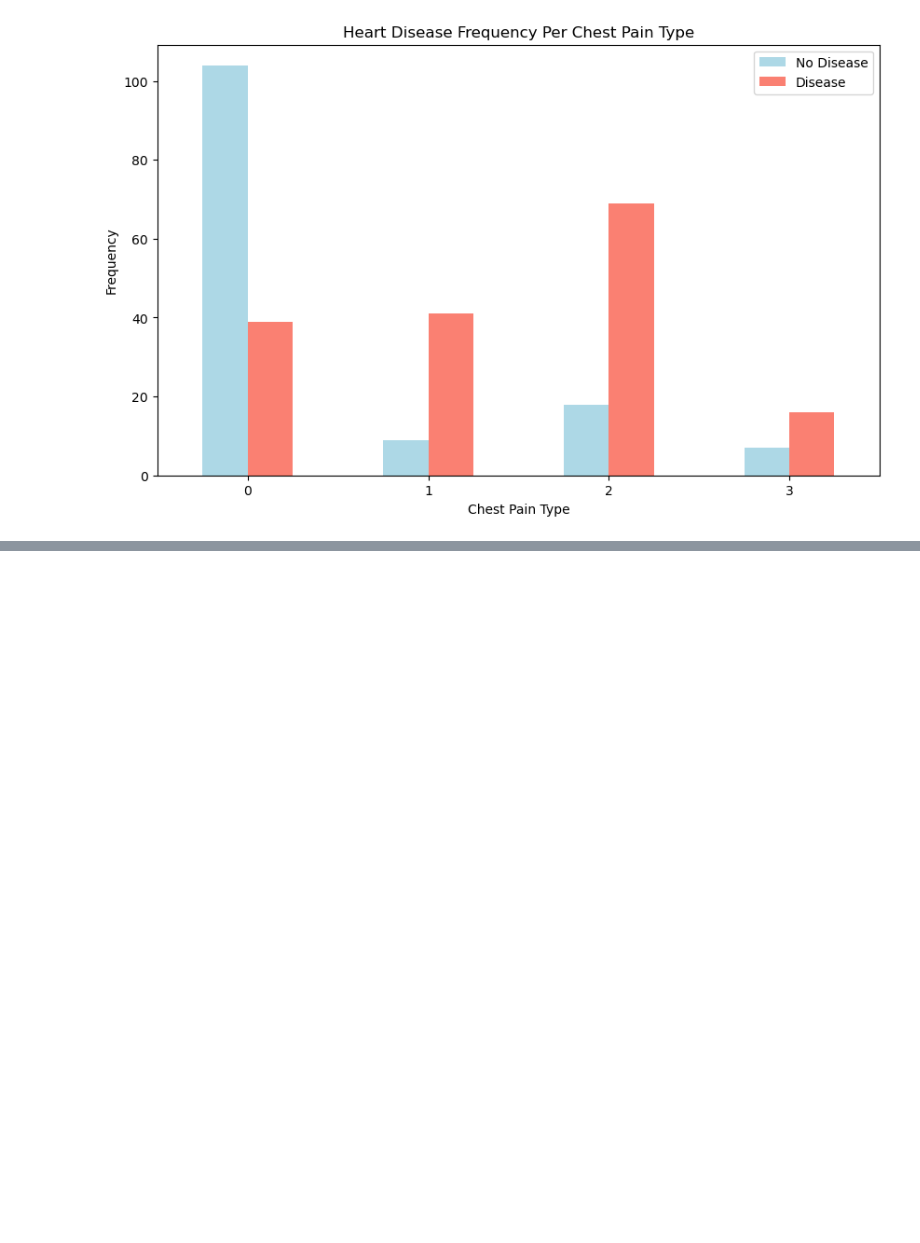
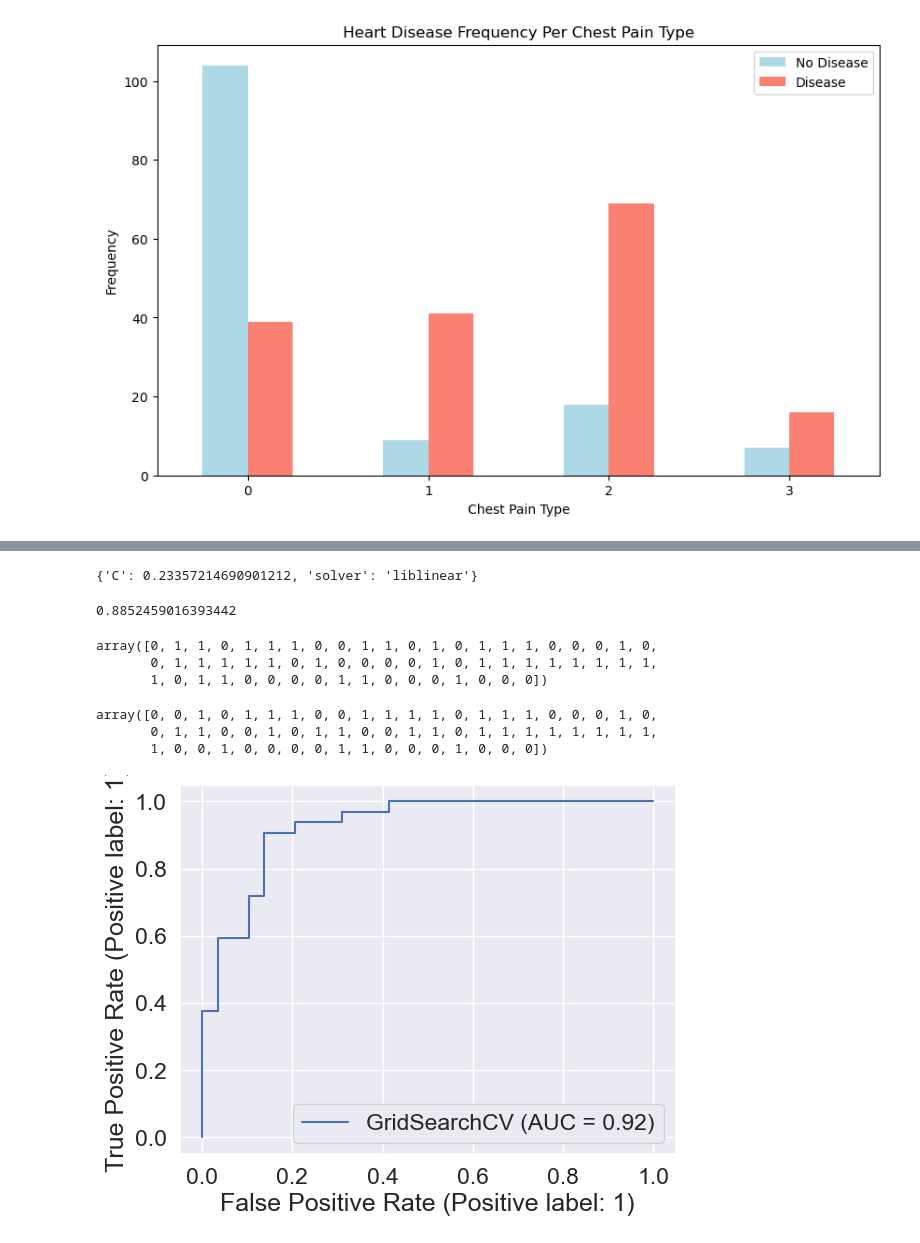
Before and after one commit to Lambton-AI-Group/heart_disease_prediction, a Jupyter notebook: heart-disease-classification.ipynb, the cells around one changed output, grey strips where cells are left out. Cells and saved outputs as stored; diff of their text form; code cells hidden in the pictures; blank space fills up the shorter version.

```diff
--- a/heart-disease-classification.ipynb
+++ b/heart-disease-classification.ipynb
@@ -279,0 +499,15 @@ plt.xticks(rotation = 0);
+# %%
+%%time
+
+# Setup random seed
+np.random.seed(42)
+
+# Setup random hyperparameter search for RandomForestClassifier
+rs_rf = RandomizedSearchCV(RandomForestClassifier(),
+                           param_distributions=rf_grid,
+                           cv=5,
+                           n_iter=20,
+                           verbose=True)
+
+# Fit random hyperparameter search model
+rs_rf.fit(X_train, y_train);
@@ -279,0 +531,15 @@ plt.xticks(rotation = 0);
+# %%
+%%time
+
+# Different LogisticRegression hyperparameters
+log_reg_grid = {"C": np.logspace(-4, 4, 20),
+                "solver": ["liblinear"]}
+
+# Setup grid hyperparameter search for LogisticRegression
+gs_log_reg = GridSearchCV(LogisticRegression(),
+                          param_grid=log_reg_grid,
+                          cv=5,
+                          verbose=True)
+
+# Fit grid hyperparameter search model
+gs_log_reg.fit(X_train, y_train);
@@ -279,0 +550,10 @@ plt.xticks(rotation = 0);
+# %%
+# Check the best parameters
+gs_log_reg.best_params_
+# %% [output]
+{'C': 0.23357214690901212, 'solver': 'liblinear'}
+# %%
+# Evaluate the model
+gs_log_reg.score(X_test, y_test)
+# %% [output]
+0.8852459016393442
@@ -279,0 +563,21 @@ plt.xticks(rotation = 0);
+# %%
+y_preds
+# %% [output]
+array([0, 1, 1, 0, 1, 1, 1, 0, 0, 1, 1, 0, 1, 0, 1, 1, 1, 0, 0, 0, 1, 0,
+       0, 1, 1, 1, 1, 1, 0, 1, 0, 0, 0, 0, 1, 0, 1, 1, 1, 1, 1, 1, 1, 1,
+       1, 0, 1, 1, 0, 0, 0, 0, 1, 1, 0, 0, 0, 1, 0, 0, 0])
+# %%
+y_test
+# %% [output]
+array([0, 0, 1, 0, 1, 1, 1, 0, 0, 1, 1, 1, 1, 0, 1, 1, 1, 0, 0, 0, 1, 0,
+       0, 1, 1, 0, 0, 1, 0, 1, 1, 0, 0, 1, 1, 0, 1, 1, 1, 1, 1, 1, 1, 1,
+       1, 0, 0, 1, 0, 0, 0, 0, 1, 1, 0, 0, 0, 1, 0, 0, 0])
+# %%
+from sklearn.metrics import RocCurveDisplay
+
+# from_estimator() = use a model to plot ROC curve on data
+RocCurveDisplay.from_estimator(estimator=gs_log_reg,
+                               X=X_test,
+                               y=y_test);
+# %% [output]
+[figure, added]
```
Also changed, not shown: parts of 37 cells of this notebook.
